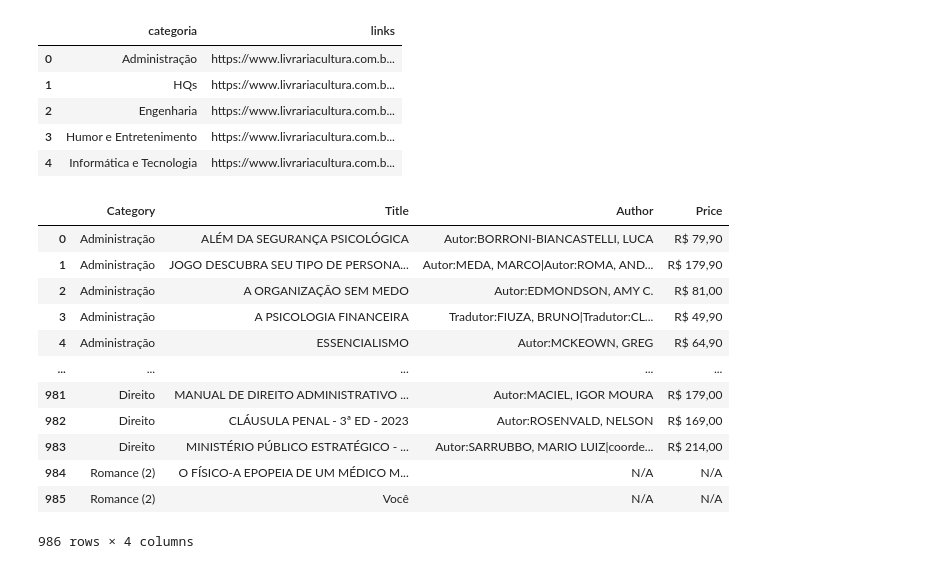
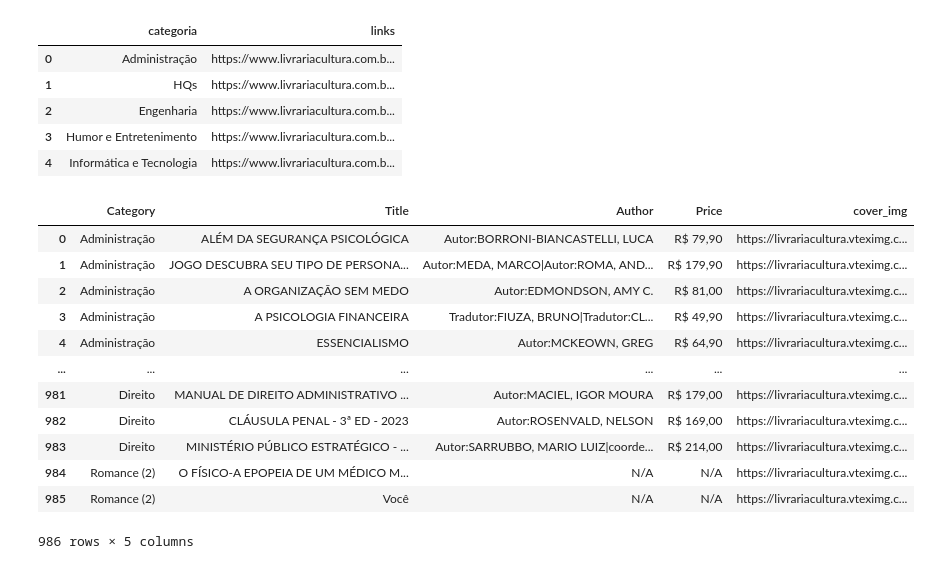
Before and after one commit to felipe-de-castro/web-scraping-pages, a Jupyter notebook: livrariacultura-indicacoes-admin.ipynb, the cells around one changed output. Cells and saved outputs as stored; diff of their text form; code cells hidden in the pictures.

```diff
--- a/livrariacultura-indicacoes-admin.ipynb
+++ b/livrariacultura-indicacoes-admin.ipynb
@@ -180,6 +179,17 @@ Price: R$ 76,00
 -------------------------------------
 Putting the categories links into a dataframe to loop with extracting the books details.
 # %%
+## CODE - OK
+
+# Main URL to scrape Catagories
+url = "https://www.livrariacultura.com.br/livros"
+page = requests.get(url)
+
+# Menu with categories
+soup = BeautifulSoup(page.content, 'html.parser')
+categorias = soup.find_all("h4", attrs={"class" : "livros even"})
+
+# Creating the dataframe with categories and url of each.
 categoria = []
 for i in categorias:
     x = f"""{i}""" #html quotes
@@ -199,45 +209,47 @@ df.head()
 | 4 | Informática e Tecnologia | https://www.livrariacultura.com.b... |
 # %%
 
-# links da url dentro
-urls = []
 book_df = []
 
 for index, row in df.iterrows():
     category = row['categoria']
     url = row['links']
 
     page = requests.get(url)
     soup = BeautifulSoup(page.content, 'html.parser')
 
-    books = soup.find_all("div", class_="prateleiraProduto__informacao")
+    books = soup.find_all("div", class_=["prateleiraProduto", "pronto", "livros"])
+
 
     for book in books:
+
         title_elem = book.find("h2", class_="prateleiraProduto__informacao__nome").find('a')
         title_text = title_elem.text if title_elem else "N/A"
 
         autor_elem = book.find("h3", class_="prateleiraProduto__autor").find('li')
         autor_text = autor_elem.text if autor_elem else "N/A"
 
         price_elem = book.find("div", class_="prateleiraProduto__informacao__preco").find('span', class_="prateleiraProduto__informacao__preco--valor")
         price_text = price_elem.text if price_elem else "N/A"
 
-        book_df.append([category, title_text, autor_text, price_text])
+        cover__img = book.find("div", class_="prateleiraProduto__foto").find('template').find('img')['src']
 
-df_books = pd.DataFrame(book_df, columns=["Category", "Title", "Author", "Price"])
+        book_df.append([category, title_text, autor_text, price_text, cover__img])
+
+df_books = pd.DataFrame(book_df, columns=["Category", "Title", "Author", "Price", "cover_img"])
 df_books
 # %% [output]
-|  | Category | Title | Author | Price |
-| 0 | Administração | ALÉM DA SEGURANÇA PSICOLÓGICA | Autor:BORRONI-BIANCASTELLI, LUCA | R$ 79,90 |
-| 1 | Administração | JOGO DESCUBRA SEU TIPO DE PERSONA... | Autor:MEDA, MARCO|Autor:ROMA, AND... | R$ 179,90 |
-| 2 | Administração | A ORGANIZAÇÃO SEM MEDO | Autor:EDMONDSON, AMY C. | R$ 81,00 |
-| 3 | Administração | A PSICOLOGIA FINANCEIRA | Tradutor:FIUZA, BRUNO|Tradutor:CL... | R$ 49,90 |
-| 4 | Administração | ESSENCIALISMO | Autor:MCKEOWN, GREG | R$ 64,90 |
-| ... | ... | ... | ... | ... |
-| 981 | Direito | MANUAL DE DIREITO ADMINISTRATIVO ... | Autor:MACIEL, IGOR MOURA | R$ 179,00 |
-| 982 | Direito | CLÁUSULA PENAL - 3ª ED - 2023 | Autor:ROSENVALD, NELSON | R$ 169,00 |
-| 983 | Direito | MINISTÉRIO PÚBLICO ESTRATÉGICO - ... | Autor:SARRUBBO, MARIO LUIZ|coorde... | R$ 214,00 |
-| 984 | Romance (2) | O FÍSICO-A EPOPEIA DE UM MÉDICO M... | N/A | N/A |
-| 985 | Romance (2) | Você | N/A | N/A |
+|  | Category | Title | Author | Price | cover_img |
+| 0 | Administração | ALÉM DA SEGURANÇA PSICOLÓGICA | Autor:BORRONI-BIANCASTELLI, LUCA | R$ 79,90 | https://livrariacultura.vteximg.c... |
+| 1 | Administração | JOGO DESCUBRA SEU TIPO DE PERSONA... | Autor:MEDA, MARCO|Autor:ROMA, AND... | R$ 179,90 | https://livrariacultura.vteximg.c... |
+| 2 | Administração | A ORGANIZAÇÃO SEM MEDO | Autor:EDMONDSON, AMY C. | R$ 81,00 | https://livrariacultura.vteximg.c... |
+| 3 | Administração | A PSICOLOGIA FINANCEIRA | Tradutor:FIUZA, BRUNO|Tradutor:CL... | R$ 49,90 | https://livrariacultura.vteximg.c... |
+| 4 | Administração | ESSENCIALISMO | Autor:MCKEOWN, GREG | R$ 64,90 | https://livrariacultura.vteximg.c... |
+| ... | ... | ... | ... | ... | ... |
+| 981 | Direito | MANUAL DE DIREITO ADMINISTRATIVO ... | Autor:MACIEL, IGOR MOURA | R$ 179,00 | https://livrariacultura.vteximg.c... |
+| 982 | Direito | CLÁUSULA PENAL - 3ª ED - 2023 | Autor:ROSENVALD, NELSON | R$ 169,00 | https://livrariacultura.vteximg.c... |
+| 983 | Direito | MINISTÉRIO PÚBLICO ESTRATÉGICO - ... | Autor:SARRUBBO, MARIO LUIZ|coorde... | R$ 214,00 | https://livrariacultura.vteximg.c... |
+| 984 | Romance (2) | O FÍSICO-A EPOPEIA DE UM MÉDICO M... | N/A | N/A | https://livrariacultura.vteximg.c... |
+| 985 | Romance (2) | Você | N/A | N/A | https://livrariacultura.vteximg.c... |
-986 rows × 4 columns
+986 rows × 5 columns
 # %%
```
Also changed, not shown: parts of 3 cells of this notebook, 2 other files.
